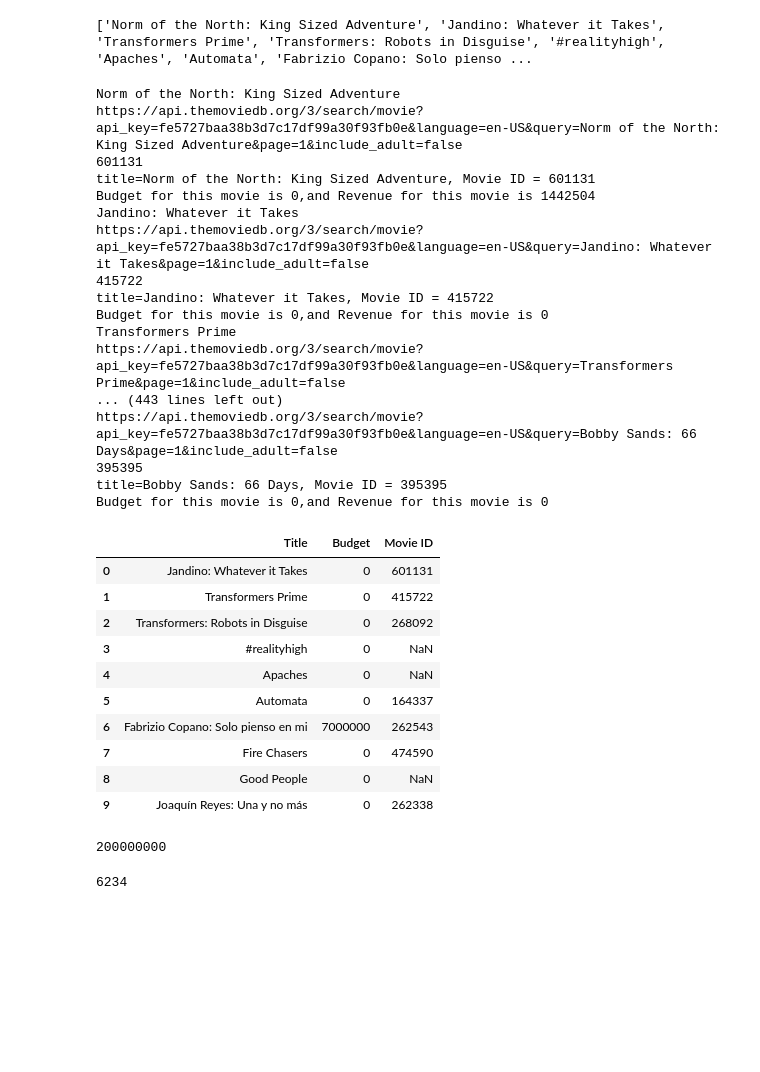
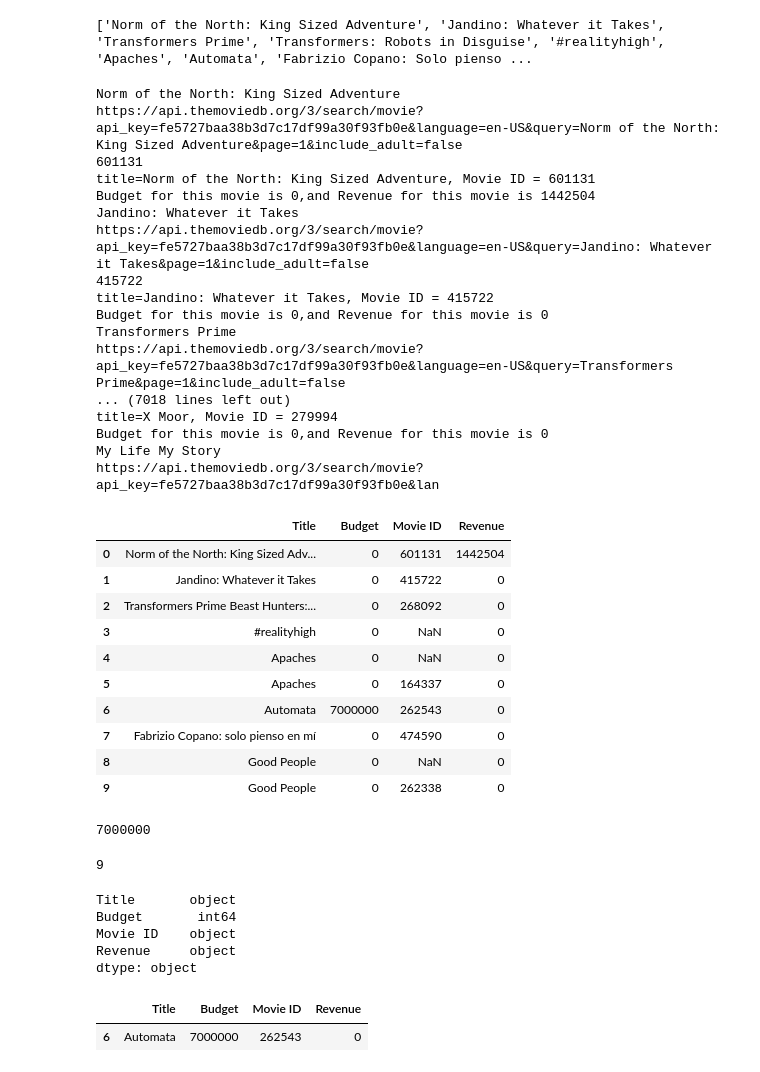
Before and after one commit to ahmadfarouk/Project-Netflix, a Jupyter notebook: TMDB.ipynb, the cells around one changed output. Saved outputs shown, nothing was run; the diff lists cells and outputs as text; code cells hidden in the pictures; blank space fills up the shorter version.

```diff
--- a/TMDB.ipynb
+++ b/TMDB.ipynb
@@ -84,11 +85,12 @@ j=0
 MID =[]
 Budget = []
 titles2 = []
+Revenue=[]
 
 for i in titles:
     url2=f"https://api.themoviedb.org/3/search/movie?api_key=fe5727baa38b3d7c17df99a30f93fb0e&language=en-US&query={i}&page=1&include_adult=false"
     j+=1
-    if j == 100: break
+    #if j ==10 : break
 
 
     try:
@@ -99,17 +101,19 @@ for i in titles:
         print (film_data['results'][0]['id'])
         MID.append(film_data['results'][0]['id'])
         print(f"title={film_data['results'][0]['title']}, Movie ID = {film_data['results'][0]['id']}")
+        titles2.append(film_data['results'][0]['title'])
         url3=f"https://api.themoviedb.org/3/movie/{MID [j-1]}?api_key=fe5727baa38b3d7c17df99a30f93fb0e&language=en-US"
         Budget_data = requests.get(url3).json()
         print(f"Budget for this movie is {Budget_data['budget']},and Revenue for this movie is {Budget_data['revenue']} ")
         Budget.append(Budget_data['budget'])
-
+        Revenue.append(Budget_data['revenue'])
 
     except:
         print ("NAN")
         Budget.append(0)
         MID.append("NaN")
-    titles2.append (titles [j])
+        Revenue.append("0")
+        titles2.append (titles [j])
 # %% [output]
 Norm of the North: King Sized Adventure
 https://api.themoviedb.org/3/search/movie?api_key=fe5727baa38b3d7c17df99a30f93fb0e&language=en-US&query=Norm of the North: King Sized Adventure&page=1&include_adult=false
@@ -123,24 +127,24 @@ title=Jandino: Whatever it Takes, Movie ID = 415722
 Budget for this movie is 0,and Revenue for this movie is 0
 Transformers Prime
 https://api.themoviedb.org/3/search/movie?api_key=fe5727baa38b3d7c17df99a30f93fb0e&language=en-US&query=Transformers Prime&page=1&include_adult=false
-... (443 lines left out)
-https://api.themoviedb.org/3/search/movie?api_key=fe5727baa38b3d7c17df99a30f93fb0e&language=en-US&query=Bobby Sands: 66 Days&page=1&include_adult=false
-395395
-title=Bobby Sands: 66 Days, Movie ID = 395395
+... (7018 lines left out)
+title=X Moor, Movie ID = 279994
 Budget for this movie is 0,and Revenue for this movie is 0
+My Life My Story
+https://api.themoviedb.org/3/search/movie?api_key=fe5727baa38b3d7c17df99a30f93fb0e&lan
 # %%
-df2=pd.DataFrame({'Title': titles2,'Budget': Budget,'Movie ID': MID
+df2=pd.DataFrame({'Title': titles2,'Budget': Budget ,'Movie ID': MID , 'Revenue': Revenue
                  })
 df2.head(10)
 # %% [output]
-|  | Title | Budget | Movie ID |
-| 0 | Jandino: Whatever it Takes | 0 | 601131 |
-| 1 | Transformers Prime | 0 | 415722 |
-| 2 | Transformers: Robots in Disguise | 0 | 268092 |
-| 3 | #realityhigh | 0 | NaN |
-| 4 | Apaches | 0 | NaN |
-| 5 | Automata | 0 | 164337 |
-| 6 | Fabrizio Copano: Solo pienso en mi | 7000000 | 262543 |
-| 7 | Fire Chasers | 0 | 474590 |
-| 8 | Good People | 0 | NaN |
-| 9 | Joaquín Reyes: Una y no más | 0 | 262338 |
+|  | Title | Budget | Movie ID | Revenue |
+| 0 | Norm of the North: King Sized Adv... | 0 | 601131 | 1442504 |
+| 1 | Jandino: Whatever it Takes | 0 | 415722 | 0 |
+| 2 | Transformers Prime Beast Hunters:... | 0 | 268092 | 0 |
+| 3 | #realityhigh | 0 | NaN | 0 |
+| 4 | Apaches | 0 | NaN | 0 |
+| 5 | Apaches | 0 | 164337 | 0 |
+| 6 | Automata | 7000000 | 262543 | 0 |
+| 7 | Fabrizio Copano: solo pienso en mí | 0 | 474590 | 0 |
+| 8 | Good People | 0 | NaN | 0 |
+| 9 | Good People | 0 | 262338 | 0 |
@@ -147,8 +153,23 @@ df2.head(10)
 # %%
 print(max(Budget))
 # %% [output]
-200000000
+7000000
 # %%
-len(titles)
+len(df2)
 # %% [output]
-6234
+9
+# %%
+#Budget_nonzero= df2[Budget] !=0
+df2.dtypes
+# %% [output]
+Title       object
+Budget       int64
+Movie ID    object
+Revenue     object
+dtype: object
+# %%
+df4=df2.loc[df2["Budget"] !=0,:]
+df4.head()
+# %% [output]
+|  | Title | Budget | Movie ID | Revenue |
+| 6 | Automata | 7000000 | 262543 | 0 |
```
Also changed, not shown: parts of 7 cells of this notebook, 1 other file.
